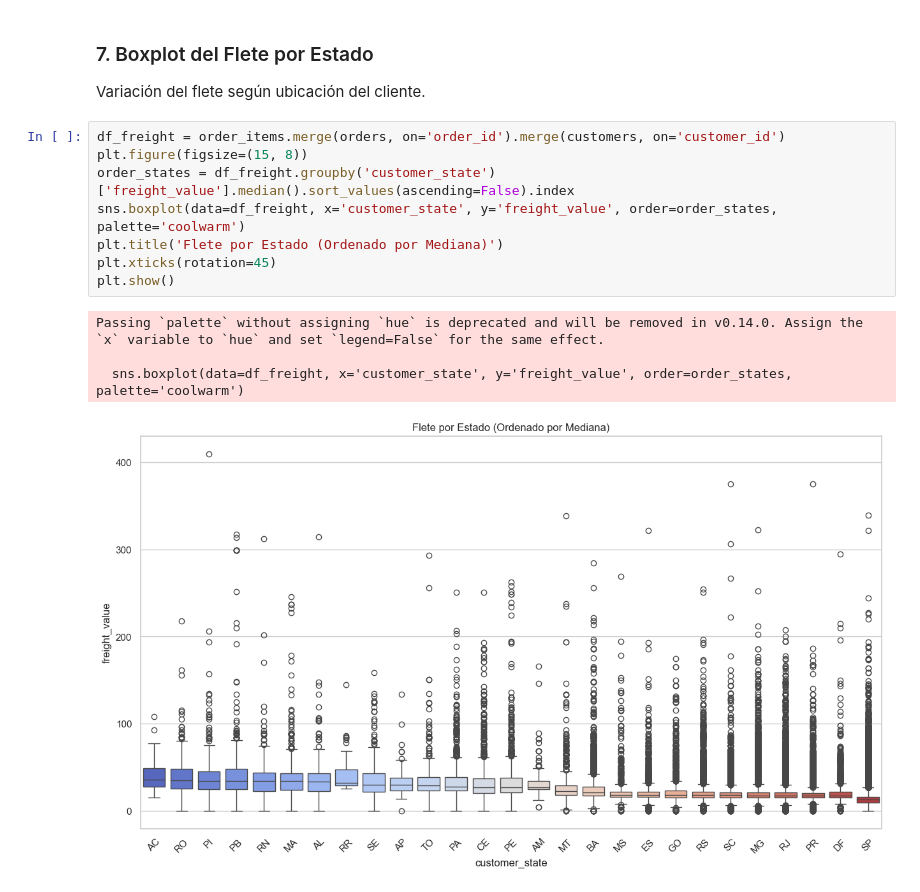
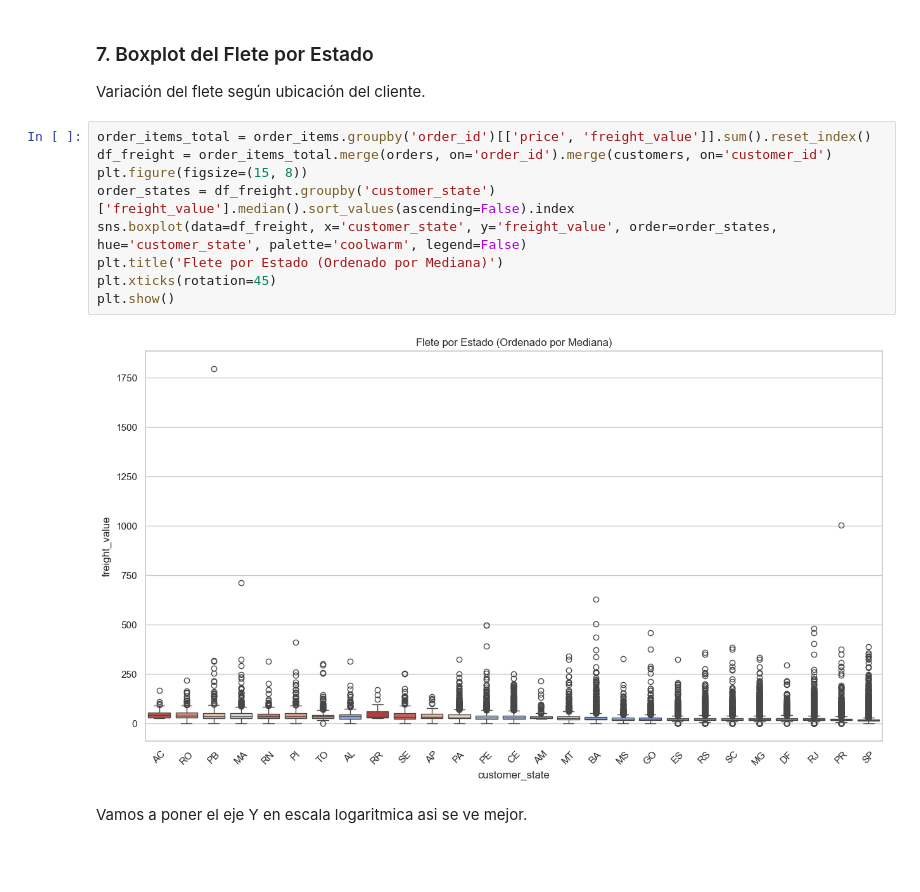
Before and after one commit to LeandroLocurcio/analisis-olist, a Jupyter notebook: EDA_1.ipynb, the cells around one changed output. Drawn from its saved outputs; the diff is of its cells as text; blank space fills up the shorter version.

```diff
--- a/EDA_1.ipynb
+++ b/EDA_1.ipynb
@@ -303,15 +302,15 @@ plt.show()
 ### 7. Boxplot del Flete por Estado
 Variación del flete según ubicación del cliente.
 # %%
-df_freight = order_items.merge(orders, on='order_id').merge(customers, on='customer_id')
+order_items_total = order_items.groupby('order_id')[['price', 'freight_value']].sum().reset_index()
+df_freight = order_items_total.merge(orders, on='order_id').merge(customers, on='customer_id')
 plt.figure(figsize=(15, 8))
 order_states = df_freight.groupby('customer_state')['freight_value'].median().sort_values(ascending=False).index
-sns.boxplot(data=df_freight, x='customer_state', y='freight_value', order=order_states, palette='coolwarm')
+sns.boxplot(data=df_freight, x='customer_state', y='freight_value', order=order_states, hue='customer_state', palette='coolwarm', legend=False)
 plt.title('Flete por Estado (Ordenado por Mediana)')
 plt.xticks(rotation=45)
 plt.show()
 # %% [output]
-Passing `palette` without assigning `hue` is deprecated and will be removed in v0.14.0. Assign the `x` variable to `hue` and set `legend=False` for the same effect.
-
-  sns.boxplot(data=df_freight, x='customer_state', y='freight_value', order=order_states, palette='coolwarm')
-[figure, old version]
+[figure, new version]
+# %% [markdown]
+Vamos a poner el eje Y en escala logaritmica asi se ve mejor.
```
Also changed, not shown: parts of 12 cells of this notebook, 3 other files.
